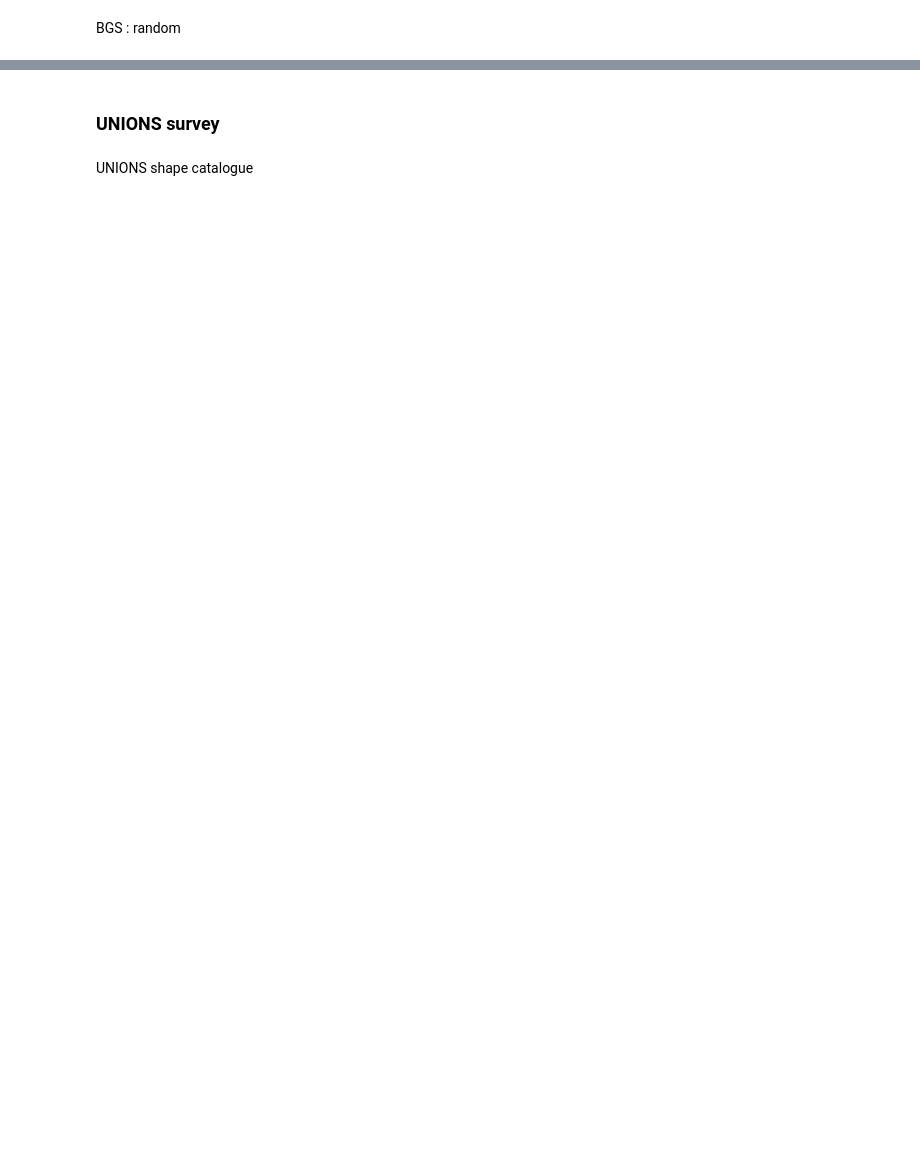
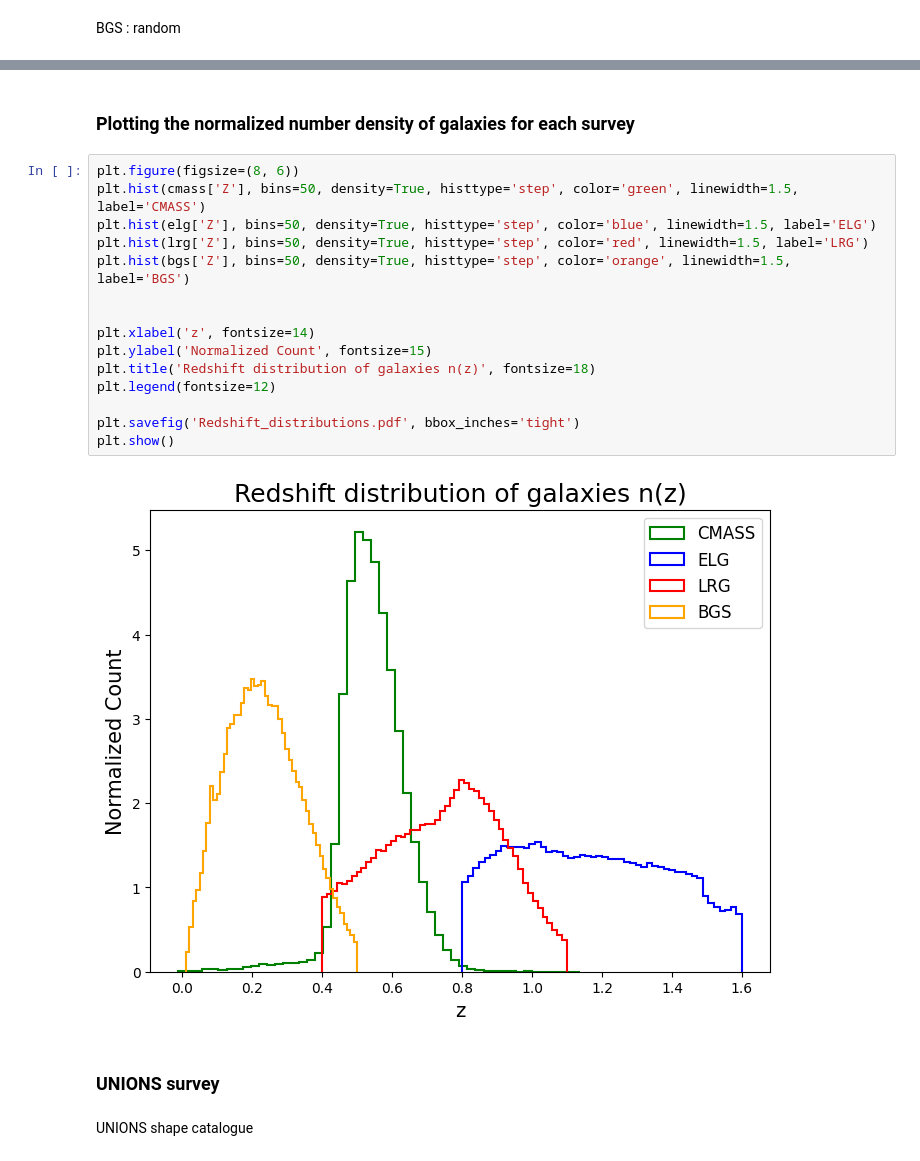
Before and after one commit to antonincorinaldi/3D_intrinsic_alignment, a Jupyter notebook: notebooks/catalogues/matched_catalogues.ipynb, the cells around one changed output, grey strips where cells are left out. Cells and saved outputs as stored; diff of their text form; blank space fills up the shorter version.

```diff
--- a/notebooks/catalogues/matched_catalogues.ipynb
+++ b/notebooks/catalogues/matched_catalogues.ipynb
@@ -270,3 +311,22 @@ table.write('BGS_random_NGC+SGC.fits', format="fits", overwrite=True)
+# %% [markdown]
+### Plotting the normalized number density of galaxies for each survey
+# %%
+plt.figure(figsize=(8, 6))
+plt.hist(cmass['Z'], bins=50, density=True, histtype='step', color='green', linewidth=1.5, label='CMASS')
+plt.hist(elg['Z'], bins=50, density=True, histtype='step', color='blue', linewidth=1.5, label='ELG')
+plt.hist(lrg['Z'], bins=50, density=True, histtype='step', color='red', linewidth=1.5, label='LRG')
+plt.hist(bgs['Z'], bins=50, density=True, histtype='step', color='orange', linewidth=1.5, label='BGS')
+
+
+plt.xlabel('z', fontsize=14)
+plt.ylabel('Normalized Count', fontsize=15)
+plt.title('Redshift distribution of galaxies n(z)', fontsize=18)
+plt.legend(fontsize=12)
+
+plt.savefig('Redshift_distributions.pdf', bbox_inches='tight')
+plt.show()
+# %% [output]
+[figure, added]
 # %% [markdown]
 ### UNIONS survey
 # %% [markdown]
```
Also changed, not shown: parts of 13 cells of this notebook.
